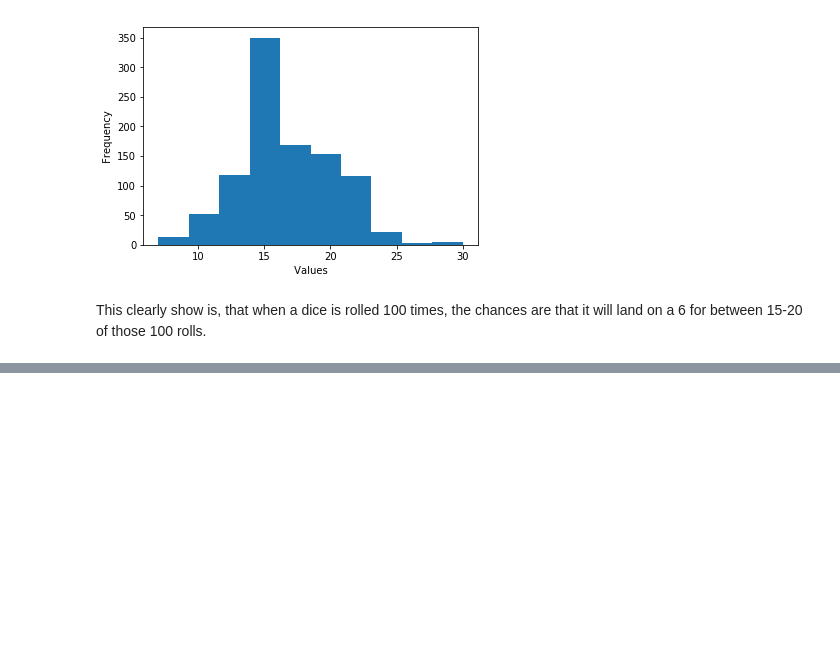
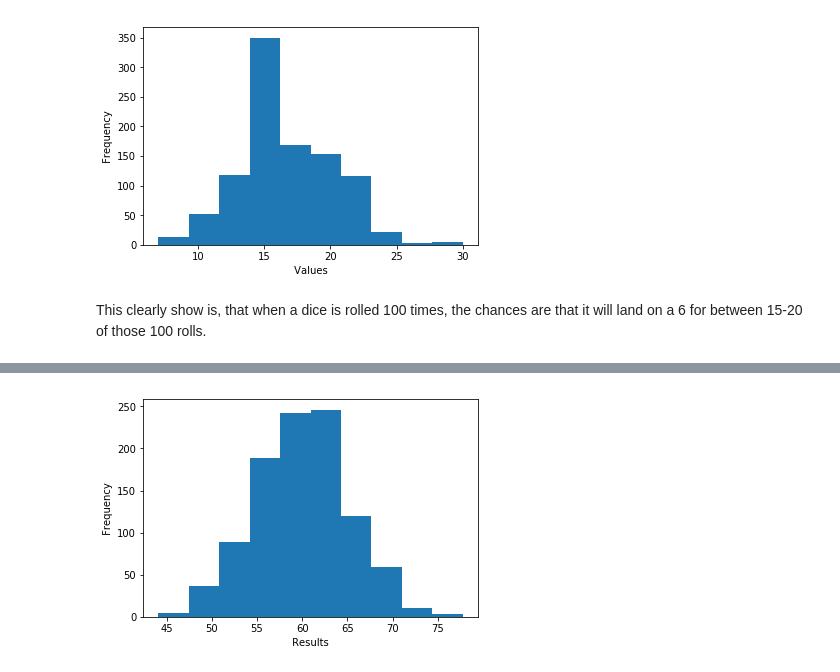
Before and after one commit to garyconnelly1/EmergingTechnology, a Jupyter notebook: Numpy Random Notebook/About Numpy Random.ipynb, the cells around one changed output, grey strips where cells are left out. Saved outputs shown, nothing was run; the diff lists cells and outputs as text; code cells hidden in the pictures; blank space fills up the shorter version.

Commit message:
adding normal distribution

```diff
--- a/Numpy Random Notebook/About Numpy Random.ipynb
+++ b/Numpy Random Notebook/About Numpy Random.ipynb
@@ -250,0 +254,9 @@ This clearly show is, that when a dice is rolled 100 times, the chances are that
+# %%
+mu, sigma = 60, 5 # mean 60 and standard deviation of 5
+s = np.random.normal(mu, sigma, 1000) ### 1000 being the amount of results
+plt.ylabel(" Frequency ")
+plt.xlabel(" Results ")
+plt.hist(s)
+plt.show()
+# %% [output]
+[figure, added]
```
Also changed, not shown: parts of 3 cells of this notebook.
